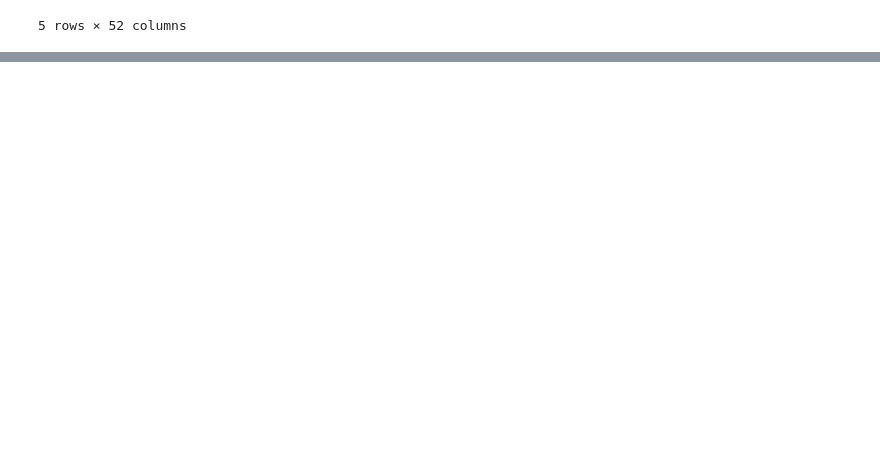
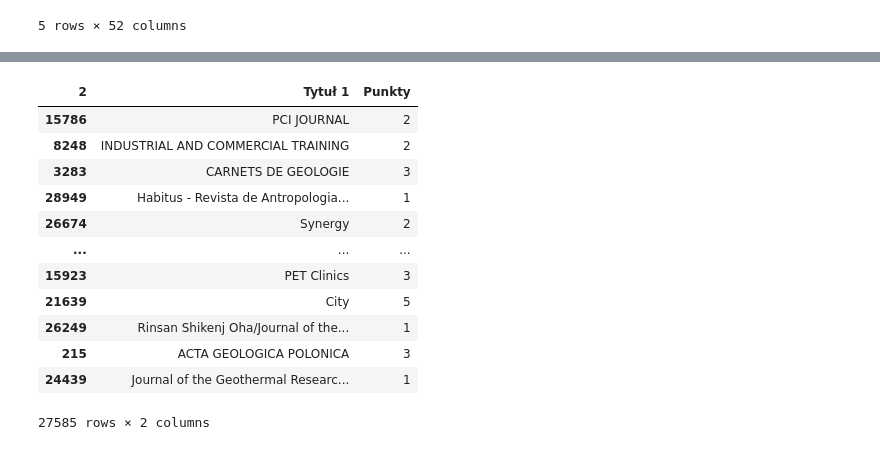
Before and after one commit to lagvna/WykazCzasopism, a Jupyter notebook: notebooks/predictions.ipynb, the cells around one changed output, grey strips where cells are left out. Saved outputs shown, nothing was run; the diff lists cells and outputs as text; code cells hidden in the pictures; blank space fills up the shorter version.

```diff
--- a/notebooks/predictions.ipynb
+++ b/notebooks/predictions.ipynb
@@ -20,7 +20,9 @@ df.columns = df.iloc[2]
 df.drop([0, 1, 2], inplace = True)
 # %%
 df = df[['Tytuł 1', 'Punkty']]
+# %%
+replacement_dict = {20: 1, 40: 2, 70: 3, 100: 4, 140: 5, 200: 6}
 # %%
 df['Punkty'].nunique()
 df['Punkty'] = pd.to_numeric(df['Punkty'])
-df['Punkty'] = df['Punkty'] / 10.0
+df['Punkty'].unique()
@@ -35,0 +31,3 @@ df.head()
+# %%
+df = df.replace({"Punkty": replacement_dict})
+df.head()
@@ -36,7 +41,22 @@ df.head()
 # %%
 length = len(df)
-midpoint = int(0.7 * length)
+midpoint = int(0.95 * length)
 # %%
-df.reindex(np.random.permutation(df.index))
+df = df.reindex(np.random.permutation(df.index))
 train = df[:midpoint]
 test = df[midpoint:]
+train
+# %% [output]
+| 2 | Tytuł 1 | Punkty |
+| 15786 | PCI JOURNAL | 2 |
+| 8248 | INDUSTRIAL AND COMMERCIAL TRAINING | 2 |
+| 3283 | CARNETS DE GEOLOGIE | 3 |
+| 28949 | Habitus - Revista de Antropologia... | 1 |
+| 26674 | Synergy | 2 |
+| ... | ... | ... |
+| 15923 | PET Clinics | 3 |
+| 21639 | City | 5 |
+| 26249 | Rinsan Shikenj Oha/Journal of the... | 1 |
+| 215 | ACTA GEOLOGICA POLONICA | 3 |
+| 24439 | Journal of the Geothermal Researc... | 1 |
+27585 rows × 2 columns
```
Also changed, not shown: parts of 11 cells of this notebook, 1 other file.
